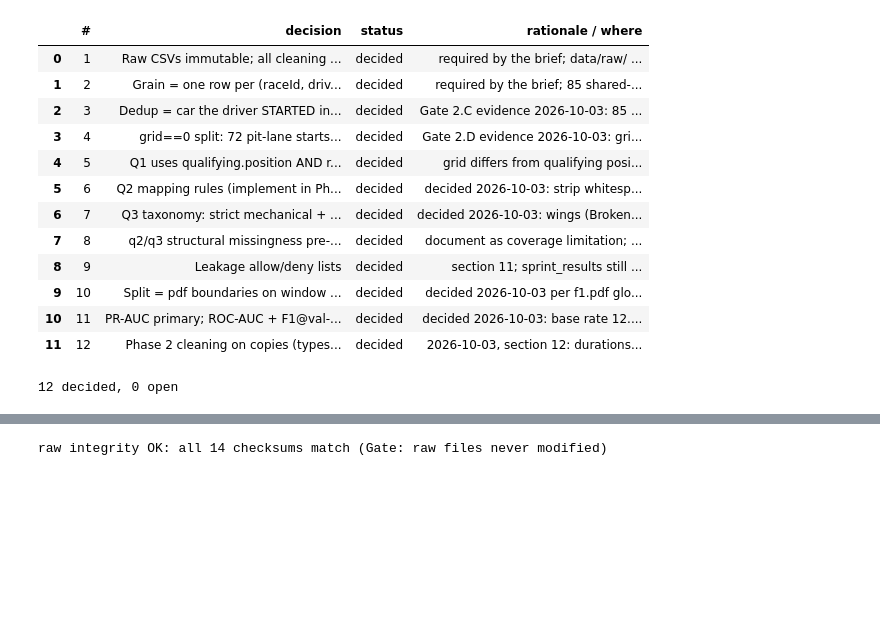
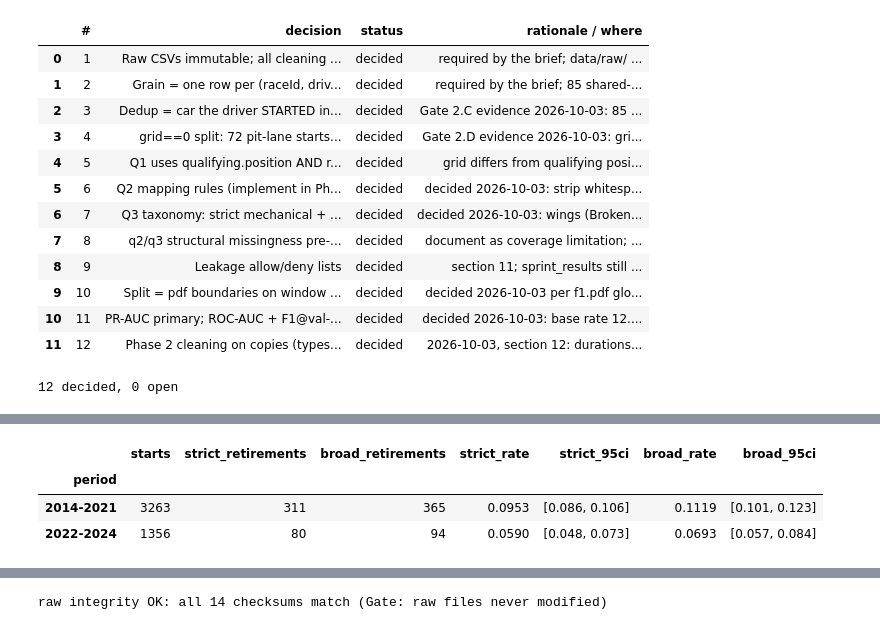
Before and after one commit to MohamedAyman04/f1-drivers, a Jupyter notebook: notebooks/f1_podium_prediction.ipynb, the cells around one changed output, grey strips where cells are left out. Drawn from its saved outputs; the diff is of its cells as text; code cells hidden in the pictures; blank space fills up the shorter version.

```diff
--- a/notebooks/f1_podium_prediction.ipynb
+++ b/notebooks/f1_podium_prediction.ipynb
@@ -1818,0 +2225,48 @@ print(f"{(decisions['status'] == 'decided').sum()} decided, "
+# %%
+# Multi-hop joins for Q3
+q3_starts = clean["results"][~clean["results"]["is_nonstarter"]].copy()
+n_q3_init = len(q3_starts)
+
+q3_starts = q3_starts.merge(clean["races"][["raceId", "year"]], on="raceId", how="inner")
+assert len(q3_starts) == n_q3_init, "Grain altered after races merge"
+
+q3_starts = q3_starts.merge(clean["constructors"][["constructorId", "name"]].rename(columns={"name": "constructor_name"}), on="constructorId", how="inner")
+assert len(q3_starts) == n_q3_init, "Grain altered after constructors merge"
+
+q3_starts["year"] = q3_starts["year"].astype(int)
+q3_starts = q3_starts[q3_starts["year"].between(2014, 2024)].copy()
+q3_starts["period"] = np.where(q3_starts["year"].between(2014, 2021), "2014-2021", "2022-2024")
+q3_starts["mech_strict"] = (q3_starts["status_class"] == "mechanical").astype(int)
+q3_starts["mech_broad"] = q3_starts["status_class"].isin(["mechanical", "ambiguous"]).astype(int)
+
+# Lineage mapping dictionary
+LINEAGE_MAP = {
+    "Ferrari": "Ferrari", "Mercedes": "Mercedes", "Red Bull": "Red Bull",
+    "McLaren": "McLaren", "Williams": "Williams", "Haas F1 Team": "Haas",
+    "Renault": "Renault / Alpine", "Alpine F1 Team": "Renault / Alpine", "Lotus F1": "Renault / Alpine",
+    "Sauber": "Sauber / Alfa Romeo", "Alfa Romeo": "Sauber / Alfa Romeo",
+    "Toro Rosso": "Toro Rosso / AlphaTauri / RB", "AlphaTauri": "Toro Rosso / AlphaTauri / RB", "RB F1 Team": "Toro Rosso / AlphaTauri / RB",
+    "Force India": "Force India / Racing Point / Aston Martin", "Racing Point": "Force India / Racing Point / Aston Martin",
+    "Aston Martin": "Force India / Racing Point / Aston Martin", "Caterham": "Caterham",
+    "Marussia": "Marussia / Manor", "Manor Marussia": "Marussia / Manor",
+}
+q3_starts["lineage"] = q3_starts["constructor_name"].map(LINEAGE_MAP)
+
+# Overall era rates
+overall_q3 = q3_starts.groupby("period").agg(
+    starts=("status_class", "size"),
+    strict_retirements=("mech_strict", "sum"),
+    broad_retirements=("mech_broad", "sum"),
+)
+r_s, l_s, h_s = wilson_interval(overall_q3["strict_retirements"], overall_q3["starts"])
+r_b, l_b, h_b = wilson_interval(overall_q3["broad_retirements"], overall_q3["starts"])
+overall_q3["strict_rate"] = np.round(r_s, 4)
+overall_q3["strict_95ci"] = [f"[{l:.3f}, {h:.3f}]" for l, h in zip(l_s, h_s)]
+overall_q3["broad_rate"] = np.round(r_b, 4)
+overall_q3["broad_95ci"] = [f"[{l:.3f}, {h:.3f}]" for l, h in zip(l_b, h_b)]
+display(overall_q3)
+# %% [output]
+|  | starts | strict_retirements | broad_retirements | strict_rate | strict_95ci | broad_rate | broad_95ci |
+| period |  |  |  |  |  |  |  |
+| 2014-2021 | 3263 | 311 | 365 | 0.0953 | [0.086, 0.106] | 0.1119 | [0.101, 0.123] |
+| 2022-2024 | 1356 | 80 | 94 | 0.0590 | [0.048, 0.073] | 0.0693 | [0.057, 0.084] |
```
Also changed, not shown: parts of 16 cells of this notebook, 9 other files.
